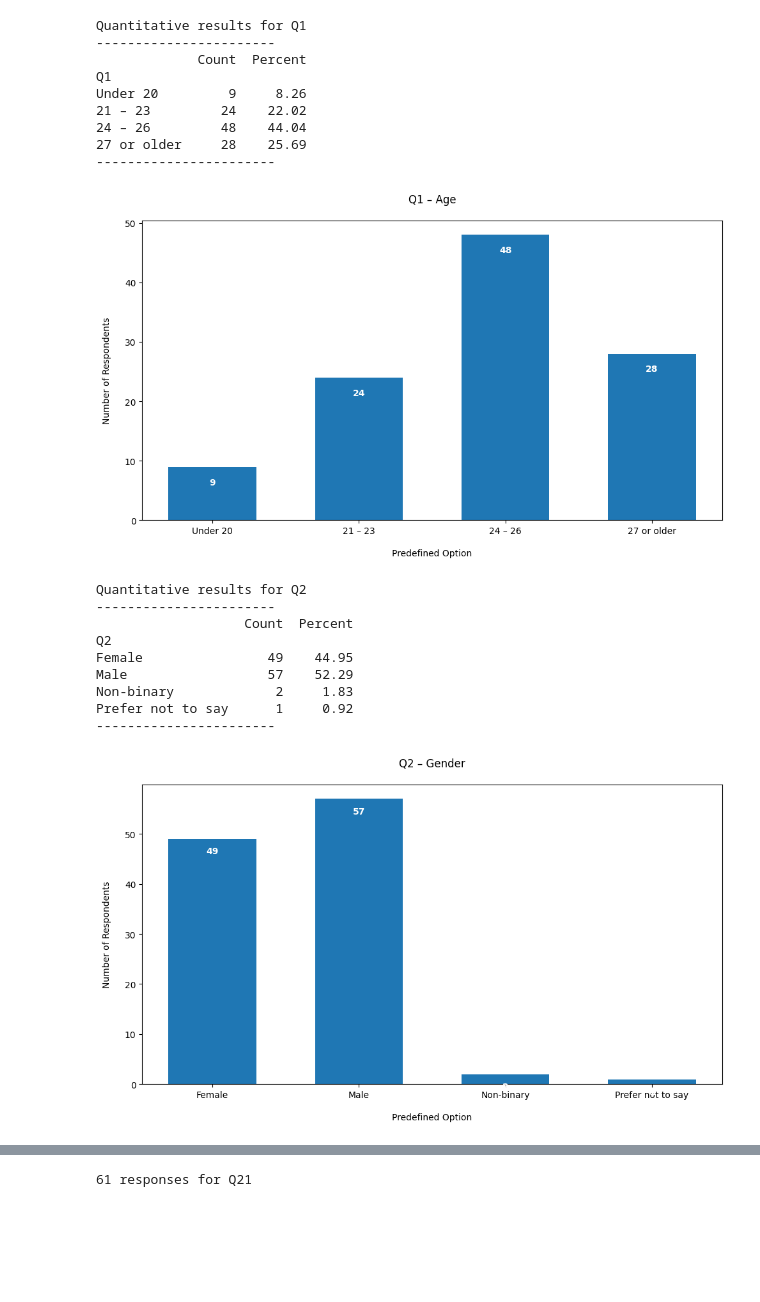
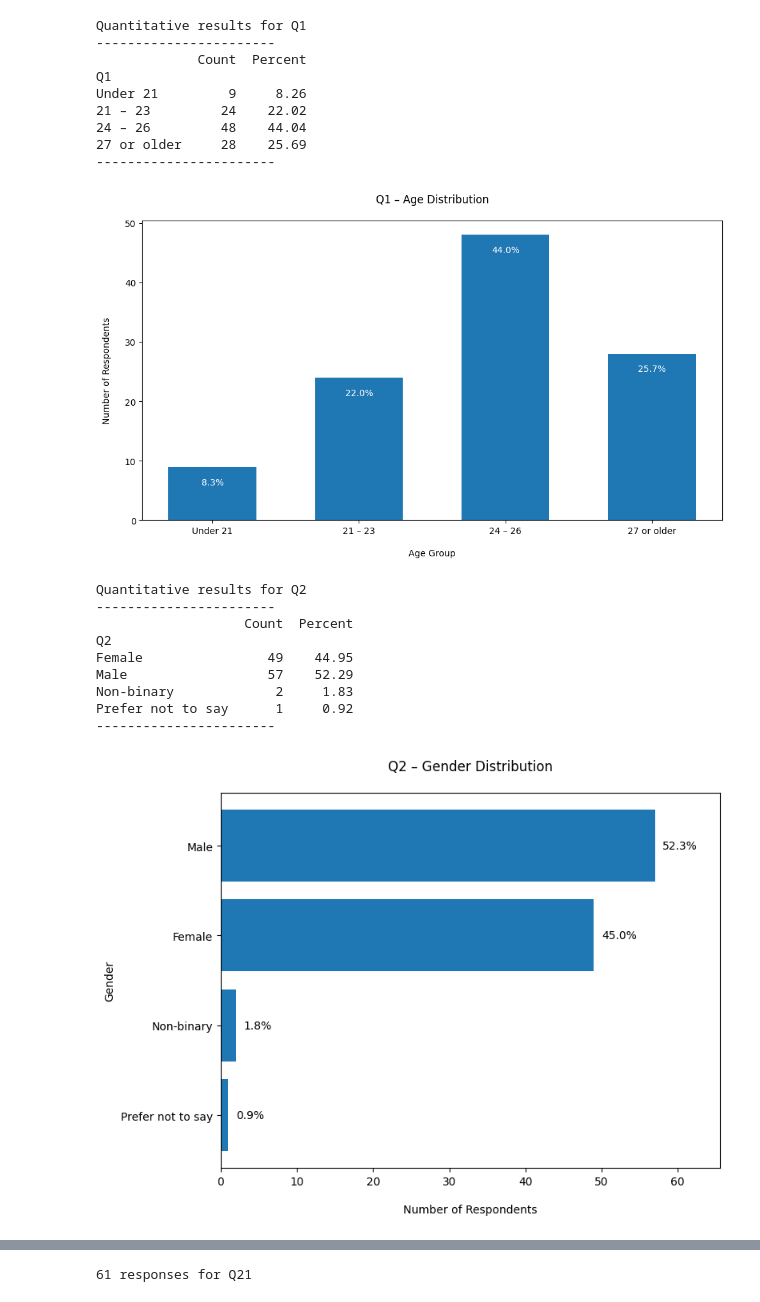
Before and after one commit to Oliveira-Lionel/thesis_results, a Jupyter notebook: results.ipynb, the cells around one changed output, grey strips where cells are left out. Drawn from its saved outputs; the diff is of its cells as text; code cells hidden in the pictures; blank space fills up the shorter version.

Commit message:
created all single charts for each question

```diff
--- a/results.ipynb
+++ b/results.ipynb
@@ -80,7 +80,7 @@ questions_df = pd.DataFrame(rows)
 official_options_map = {
     # multiple choice options
     "Q1": [
-        "Under 20",
+        "Under 21",
         "21 – 23",
         "24 – 26",
         "27 or older"
@@ -103,8 +103,8 @@ official_options_map = {
         "Vegan",
         "Halal",
         "Kosher",
-        "Gluten-free",
-        "Lactose-free",
+        "Gluten-Free",
+        "Lactose-Free",
         "Allergies or intolerances"
     ],
     "Q14": [
@@ -489,7 +540,6 @@ def open_ended_block(qid):
 # %%
 # Q1 – Age (Multiple Choice)
-# Not Setuped
-# Not finished
+# Cross-analysis count: 0
 
 qid = 'Q1'
 
@@ -500,14 +550,15 @@ mc_results = mc_block(filtered, others, qid)
 # Plot the results
 plt.figure(figsize=(10,6))
 plt.bar(mc_results.index, mc_results['Count'], width=0.6, color='#1f77b4')
-plt.title('Q1 – Age', pad=20)
-plt.xlabel('Predefined Option', labelpad=15)
+plt.title('Q1 – Age Distribution', pad=20)
+plt.xlabel('Age Group', labelpad=15)
 plt.ylabel('Number of Respondents', labelpad=15)
 plt.xticks(rotation=0, ha='center')
 
 # Add values on bars
-for i, v in enumerate(mc_results['Count']):
-    plt.text(i, v - 3, str(v), ha='center', color='white', fontweight='bold')
+for i, (count, perc) in enumerate(zip(mc_results['Count'], mc_results['Percent'])):
+    plt.text(i, count - 3, f"{perc:.1f}%", ha='center', color='white')
+
 
 plt.tight_layout()
 plt.show()
@@ -516,47 +567,52 @@ Quantitative results for Q1
 -----------------------
              Count  Percent
 Q1
-Under 20         9     8.26
+Under 21         9     8.26
 21 – 23         24    22.02
 24 – 26         48    44.04
 27 or older     28    25.69
 -----------------------
-[figure, old version]
+[figure, new version]
 # %%
 # Q2 – Gender (Multiple Choice)
-# Not Setuped
-# Not finished
+# Cross-analysis count: 0
 
 qid = 'Q2'
 
 filtered, others = process_multiple_choice(qid, official_options_map[qid])
 
 mc_results = mc_block(filtered, others, qid)
 
+# Sort by count
+mc_results_sorted = mc_results.sort_values(by='Count', ascending=True)
+
 # Plot the results
-plt.figure(figsize=(10,6))
-plt.bar(mc_results.index, mc_results['Count'], width=0.6, color='#1f77b4')
-plt.title('Q2 – Gender', pad=20)
-plt.xlabel('Predefined Option', labelpad=15)
-plt.ylabel('Number of Respondents', labelpad=15)
-plt.xticks(rotation=0, ha='center')
+plt.figure(figsize=(8,6))
+bars = plt.barh(mc_results_sorted.index, mc_results_sorted['Count'], color='#1f77b4')
+plt.title('Q2 – Gender Distribution', pad=20)
+plt.xlabel('Number of Respondents', labelpad=15)
+plt.ylabel('Gender', labelpad=5)
+max_count = mc_results_sorted['Count'].max()
+plt.xlim(0, max_count * 1.15)
 
-# Add values on bars
-for i, v in enumerate(mc_results['Count']):
-    plt.text(i, v - 3, str(v), ha='center', color='white', fontweight='bold')
+# Add values next to bars
+for bar, perc in zip(bars, mc_results_sorted['Percent']):
+    width = bar.get_width()
+    plt.text(width + 1, bar.get_y() + bar.get_height()/2,
+             f"{perc:.1f}%", va='center')
 
 plt.tight_layout()
 plt.show()
 # %% [output]
 Quantitative results for Q2
 -----------------------
                    Count  Percent
 Q2
 Female                49    44.95
 Male                  57    52.29
 Non-binary             2     1.83
 Prefer not to say      1     0.92
 -----------------------
-[figure, old version]
+[figure, new version]
 # %%
 # Q3 – Level of Study (Multiple Choice)
```
Also changed, not shown: parts of 41 cells of this notebook, 1 other file.
